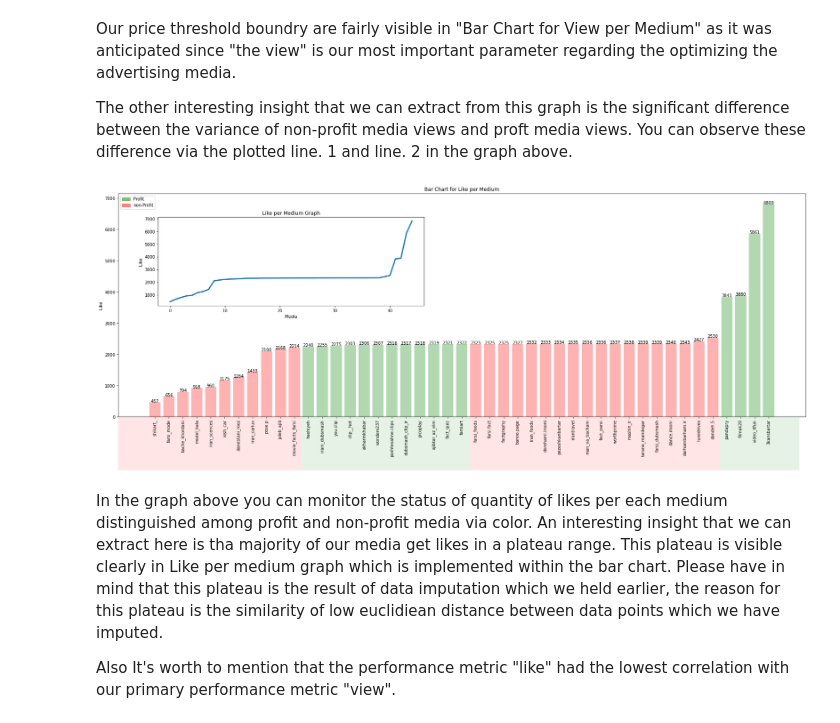
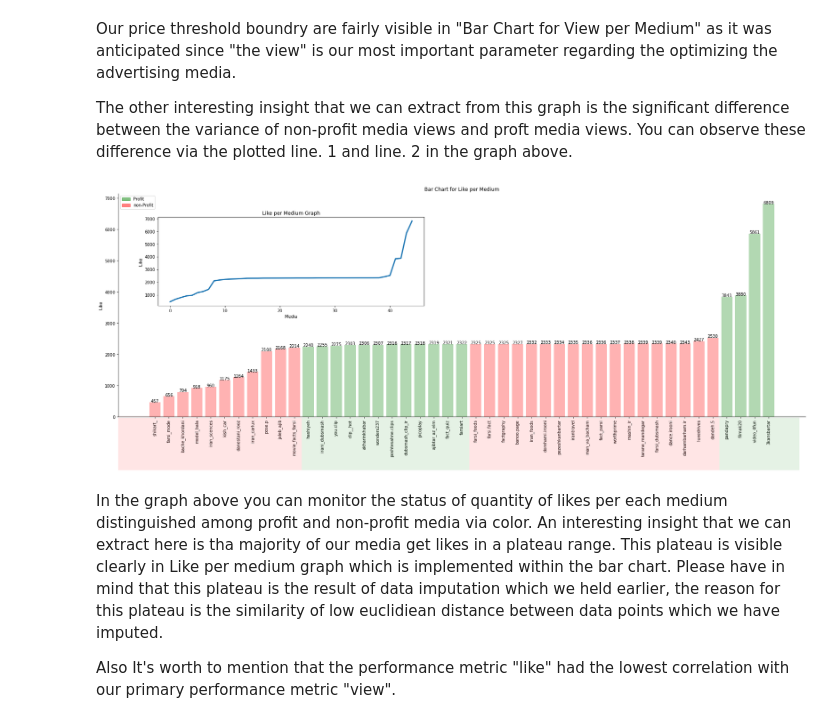
Before and after one commit to RaminFerdos/MSC_Thesis_IG_Bot, a Jupyter notebook: Main.ipynb, the cells around one changed output. Drawn from its saved outputs; the diff is of its cells as text; code cells hidden in the pictures.

```diff
--- a/Main.ipynb
+++ b/Main.ipynb
@@ -391,34 +393,36 @@ z = temp_df['y']
 
 fig = plt.figure(figsize = (30, 10))
 ax = fig.add_subplot()
 ax_inner = fig.add_axes([.17, .5, .3, .3])
 ax_inner.plot(np.arange(0, len(y)), y, linewidth = 3)
 ax_inner.set_xlabel('Media')
 ax_inner.set_ylabel('Like')
 ax_inner.set_title('Like per Medium Graph')
 
 for x_, y_, z_ in zip(x, y, z):
     ax.bar(x_, y_, color = "red" if z_ == 0 else "green", alpha = .3)
     ax.text(x_, y_ + .3, round(y_, 1), horizontalalignment = 'center')
 
 p1 = patches.Rectangle((.125 , -.055), width = .207, height = .18 , alpha = .1, facecolor = 'red', transform = fig.transFigure)
 fig.add_artist(p1)
 p2 = patches.Rectangle((.125 + .207, -.055), width = .189, height = .18, alpha = .1, facecolor = 'green', transform = fig.transFigure)
 fig.add_artist(p2)
 p3 = patches.Rectangle((.125 + .207 + .189, -.055), width = .282, height = .18, alpha = .1, facecolor = 'red', transform = fig.transFigure)
 fig.add_artist(p3)
 p4 = patches.Rectangle((.125 + .207 + .189 + .282, -.055), width = .09, height = .18, alpha = .1, facecolor = 'green', transform = fig.transFigure)
 fig.add_artist(p4)
 
 ax.set_xticklabels(x, rotation=90)
 ax.set_ylabel("Like")
 ax.set_title("Bar Chart for Like per Medium");
+ax.spines["top"].set_color("None")
+ax.spines["right"].set_color("None")
 red_patch = patches.Patch(color='red', alpha = .5, label='non-Profit')
 green_patch = patches.Patch(color='green', alpha = .5, label='Profit')
 ax.legend(handles=[green_patch, red_patch])
 plt.show()
 # %% [output]
-[figure, old version]
+[figure, new version]
 # %% [markdown]
 In the graph above you can monitor the status of quantity of likes per each medium distinguished among profit and non-profit media via color. An interesting insight that we can extract here is tha majority of our media get likes in a plateau range. This plateau is visible clearly in Like per medium graph which is implemented within the bar chart. Please have in mind that this plateau is the result of data imputation which we held earlier, the reason for this plateau is the similarity of low euclidiean distance between data points which we have imputed.
 
```
Also changed, not shown: parts of 12 cells of this notebook.
